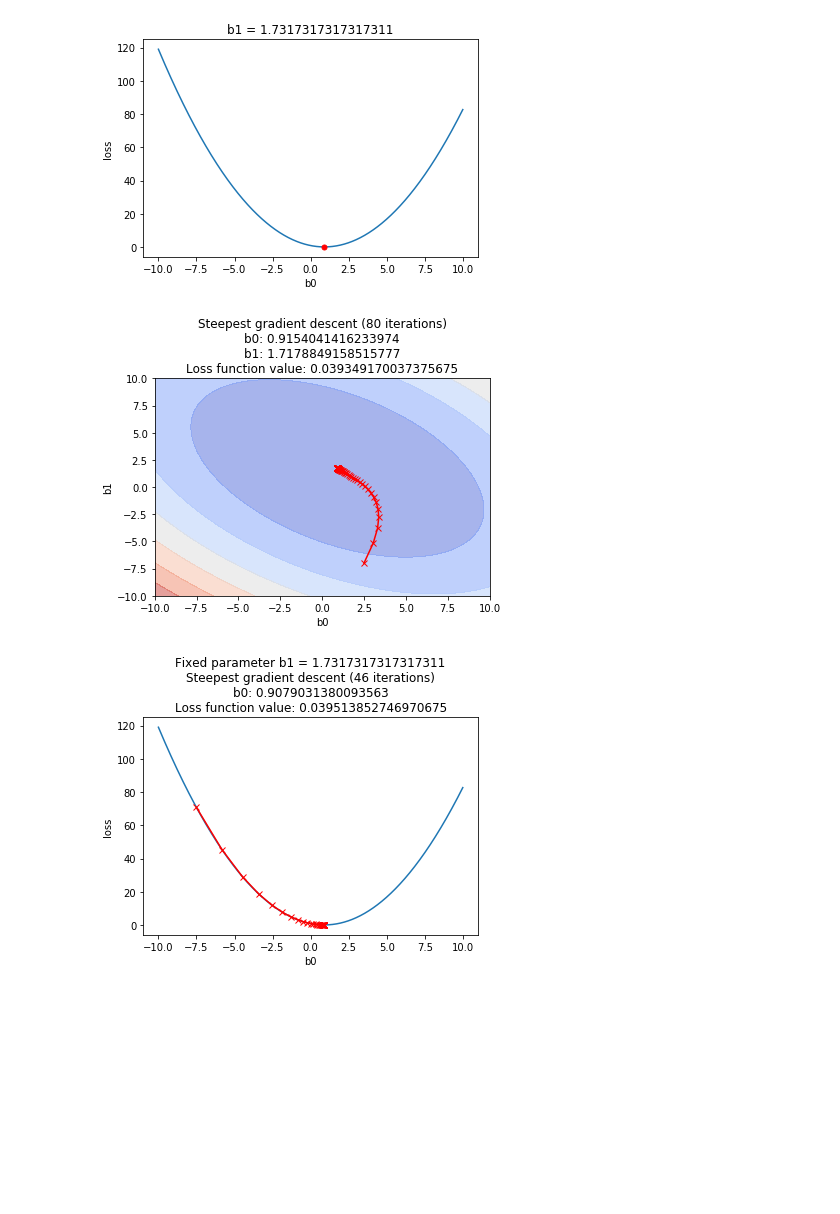
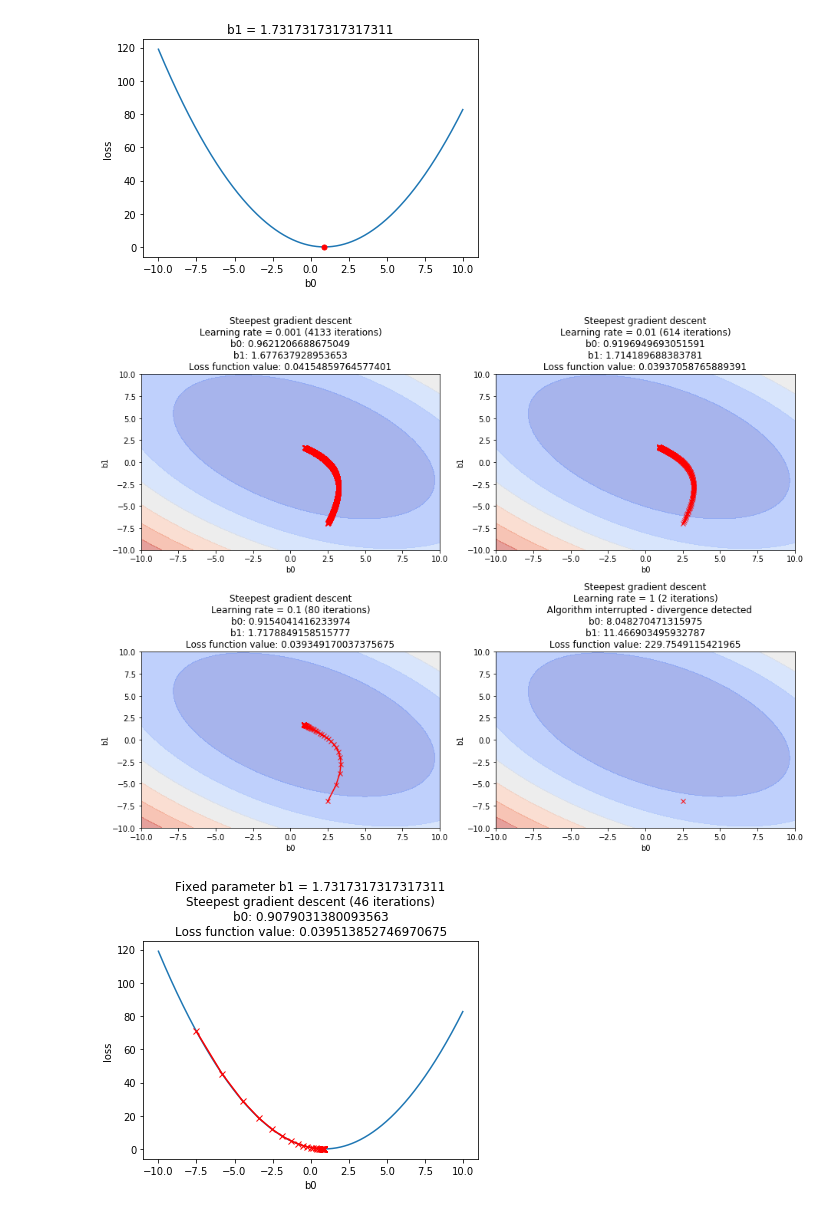
Before and after one commit to pablosuau/training, a Jupyter notebook: machine_learning/03_ml_theory/01_gradient_descent/01_loss_functions.ipynb, the cells around one changed output. Drawn from its saved outputs; the diff is of its cells as text; code cells hidden in the pictures; blank space fills up the shorter version.

```diff
--- a/machine_learning/03_ml_theory/01_gradient_descent/01_loss_functions.ipynb
+++ b/machine_learning/03_ml_theory/01_gradient_descent/01_loss_functions.ipynb
@@ -407,9 +434,9 @@ b0: 0.9109109109109106
 Loss function value: 0.039520696360734214
 [figure]
 # %%
-lrl.steepest_gradient_descend_2D(learning_rate = 0.1, initial_p1_index = 2.5, initial_p2_index = -7)
+lrl.steepest_gradient_descend_2D(learning_rates = [0.001, 0.01, 0.1, 1], initial_p1_index = 2.5, initial_p2_index = -7)
 # %% [output]
-[figure, old version]
+[figure, new version]
 # %%
 lrl.steepest_gradient_descend_1D(0, 586, -7.5, learning_rate = 0.1)
 # %% [output]
```
Also changed, not shown: parts of 3 cells of this notebook.
